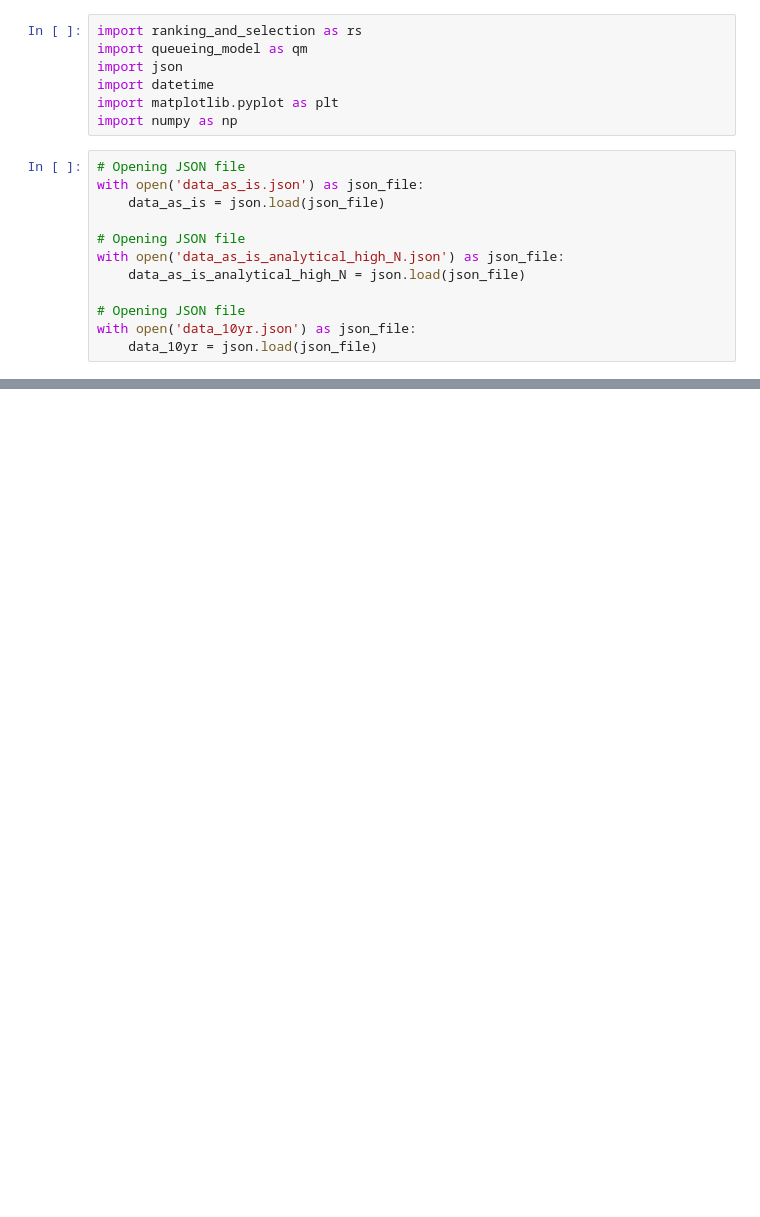
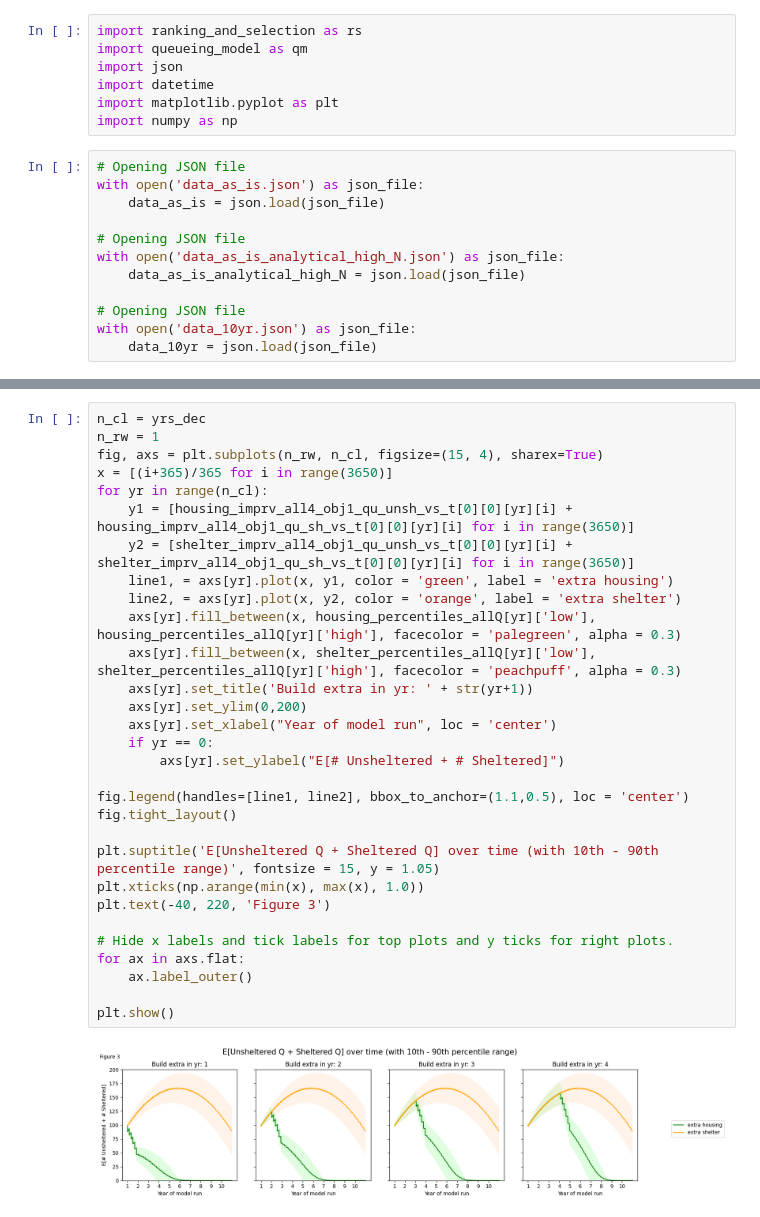
Before and after one commit to grahamburgess3/homeless_services, a Jupyter notebook: 06_analytical_model_vs_t.ipynb, the cells around one changed output, grey strips where cells are left out. Cells and saved outputs as stored; diff of their text form; blank space fills up the shorter version.

```diff
--- a/06_analytical_model_vs_t.ipynb
+++ b/06_analytical_model_vs_t.ipynb
@@ -213,0 +246,32 @@ for ax in axs.flat:
+# %%
+n_cl = yrs_dec
+n_rw = 1
+fig, axs = plt.subplots(n_rw, n_cl, figsize=(15, 4), sharex=True)
+x = [(i+365)/365 for i in range(3650)]
+for yr in range(n_cl):
+    y1 = [housing_imprv_all4_obj1_qu_unsh_vs_t[0][0][yr][i] + housing_imprv_all4_obj1_qu_sh_vs_t[0][0][yr][i] for i in range(3650)]
+    y2 = [shelter_imprv_all4_obj1_qu_unsh_vs_t[0][0][yr][i] + shelter_imprv_all4_obj1_qu_sh_vs_t[0][0][yr][i] for i in range(3650)]
+    line1, = axs[yr].plot(x, y1, color = 'green', label = 'extra housing')
+    line2, = axs[yr].plot(x, y2, color = 'orange', label = 'extra shelter')
+    axs[yr].fill_between(x, housing_percentiles_allQ[yr]['low'], housing_percentiles_allQ[yr]['high'], facecolor = 'palegreen', alpha = 0.3)
+    axs[yr].fill_between(x, shelter_percentiles_allQ[yr]['low'], shelter_percentiles_allQ[yr]['high'], facecolor = 'peachpuff', alpha = 0.3)
+    axs[yr].set_title('Build extra in yr: ' + str(yr+1))
+    axs[yr].set_ylim(0,200)
+    axs[yr].set_xlabel("Year of model run", loc = 'center')
+    if yr == 0:
+        axs[yr].set_ylabel("E[# Unsheltered + # Sheltered]")
+
+fig.legend(handles=[line1, line2], bbox_to_anchor=(1.1,0.5), loc = 'center')
+fig.tight_layout()
+
+plt.suptitle('E[Unsheltered Q + Sheltered Q] over time (with 10th - 90th percentile range)', fontsize = 15, y = 1.05)
+plt.xticks(np.arange(min(x), max(x), 1.0))
+plt.text(-40, 220, 'Figure 3')
+
+# Hide x labels and tick labels for top plots and y ticks for right plots.
+for ax in axs.flat:
+    ax.label_outer()
+
+plt.show()
+# %% [output]
+[figure, added]
```
Also changed, not shown: parts of 19 cells of this notebook, 2 other files.
